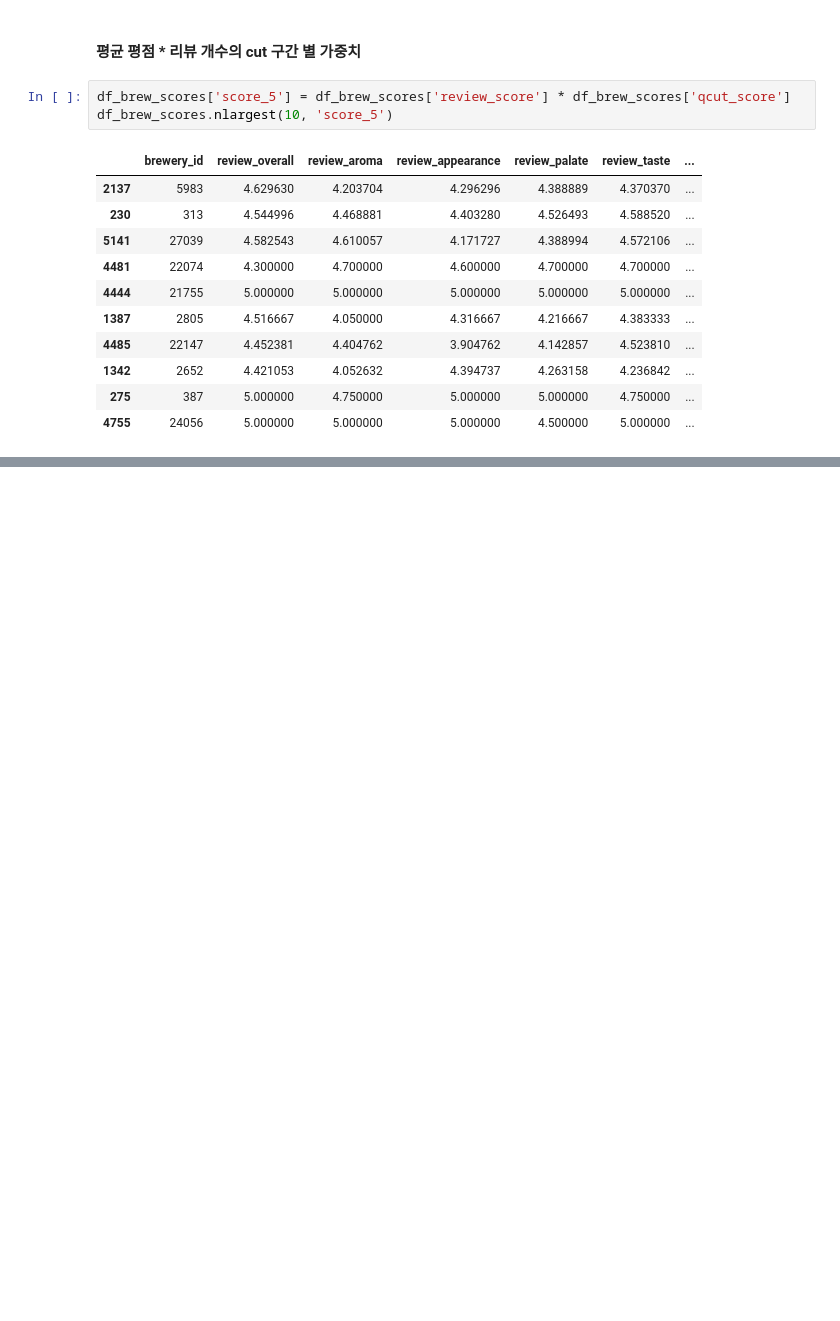
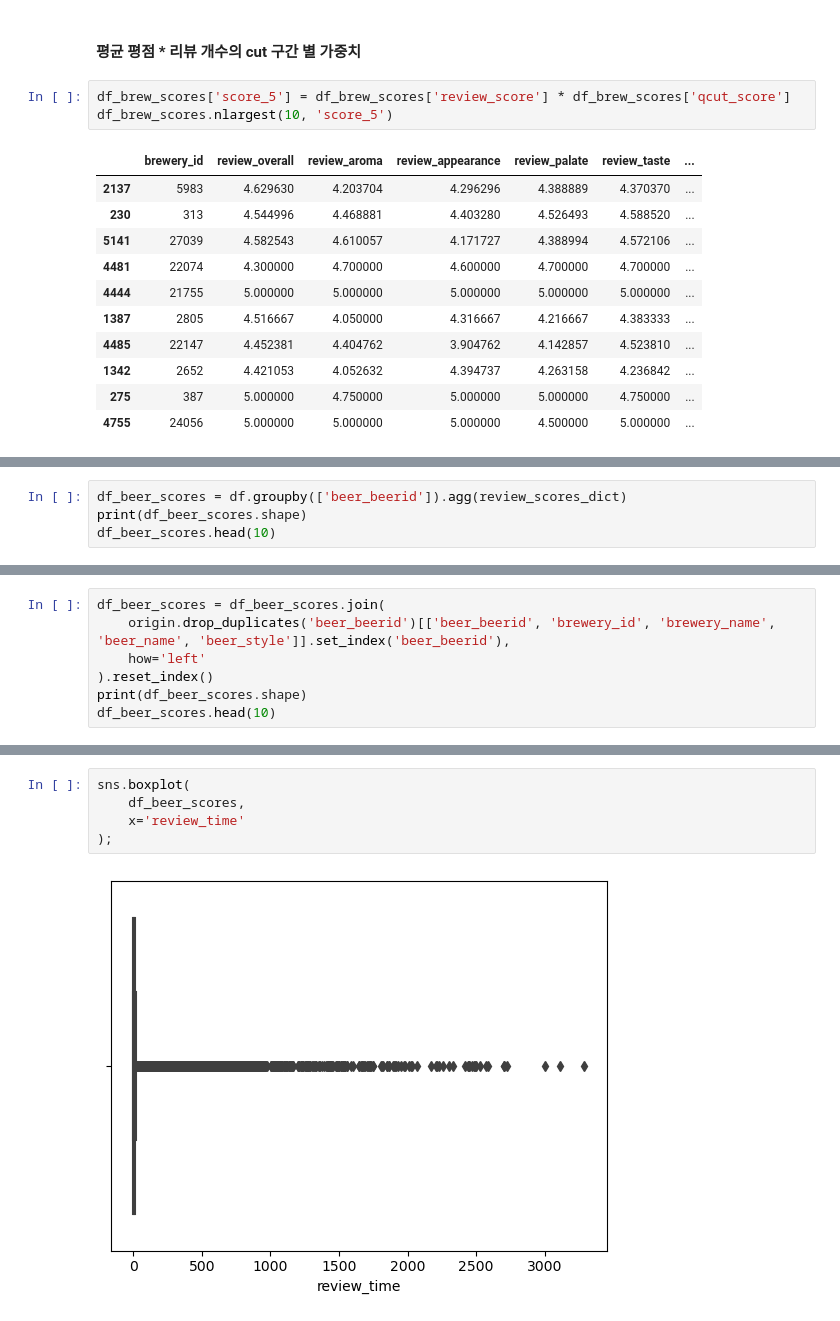
Before and after one commit to MoonsRainbow/DataAnalysis, a Jupyter notebook: BeerReview/BeerReview.ipynb, the cells around one changed output, grey strips where cells are left out. Drawn from its saved outputs; the diff is of its cells as text; blank space fills up the shorter version.

```diff
--- a/BeerReview/BeerReview.ipynb
+++ b/BeerReview/BeerReview.ipynb
@@ -681,0 +879,4 @@ df_brew_scores.nlargest(10, 'score_5')
+# %%
+df_beer_scores = df.groupby(['beer_beerid']).agg(review_scores_dict)
+print(df_beer_scores.shape)
+df_beer_scores.head(10)
@@ -681,0 +897,7 @@ df_brew_scores.nlargest(10, 'score_5')
+# %%
+df_beer_scores = df_beer_scores.join(
+    origin.drop_duplicates('beer_beerid')[['beer_beerid', 'brewery_id', 'brewery_name', 'beer_name', 'beer_style']].set_index('beer_beerid'),
+    how='left'
+).reset_index()
+print(df_beer_scores.shape)
+df_beer_scores.head(10)
@@ -681,0 +929,7 @@ df_brew_scores.nlargest(10, 'score_5')
+# %%
+sns.boxplot(
+    df_beer_scores,
+    x='review_time'
+);
+# %% [output]
+[figure, added]
```
Also changed, not shown: parts of 29 cells of this notebook.
